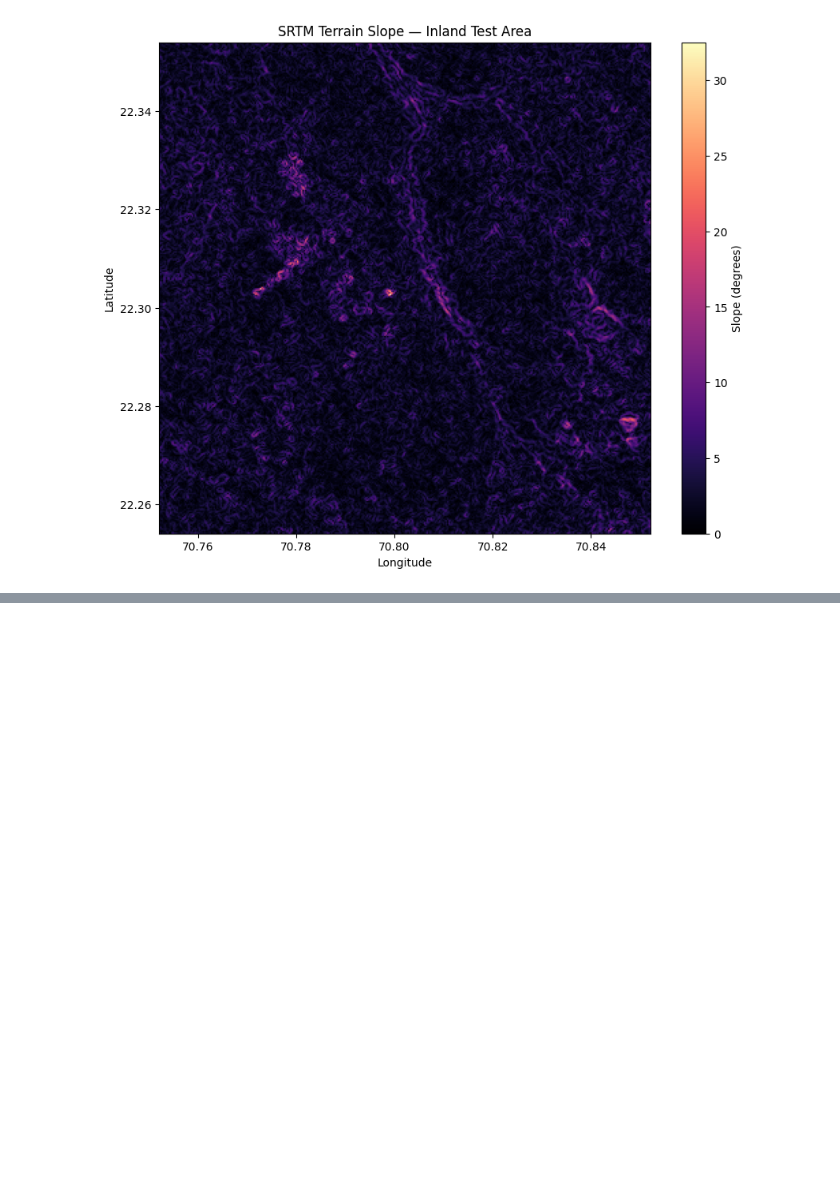
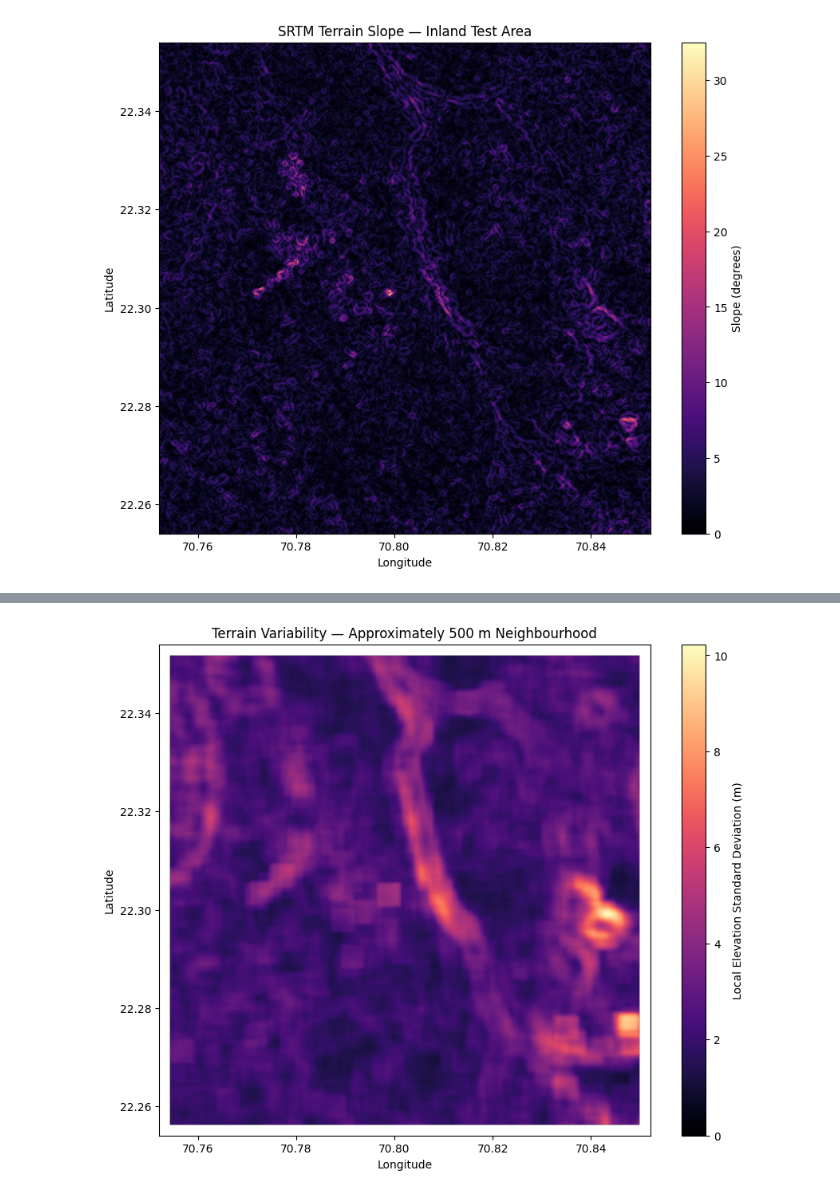
Before and after one commit to nexus9601/Wind_Energy_ML, a Jupyter notebook: notebooks/03_terrain_feature_integration.ipynb, the cells around one changed output, grey strips where cells are left out. Cells and saved outputs as stored; diff of their text form; code cells hidden in the pictures; blank space fills up the shorter version.

```diff
--- a/notebooks/03_terrain_feature_integration.ipynb
+++ b/notebooks/03_terrain_feature_integration.ipynb
@@ -206,0 +283,28 @@ plt.show()
+# %%
+
+plt.figure(figsize=(10, 8))
+
+plt.imshow(
+    elevation_std_500m,
+    extent=[
+        bounds.left,
+        bounds.right,
+        bounds.bottom,
+        bounds.top
+    ],
+    origin="upper",
+    cmap="magma",
+    vmin=0
+)
+
+plt.colorbar(
+    label="Local Elevation Standard Deviation (m)"
+)
+
+plt.xlabel("Longitude")
+plt.ylabel("Latitude")
+plt.title("Terrain Variability — Approximately 500 m Neighbourhood")
+
+plt.show()
+# %% [output]
+[figure, added]
```
Also changed, not shown: parts of 4 cells of this notebook, 1 other file.
